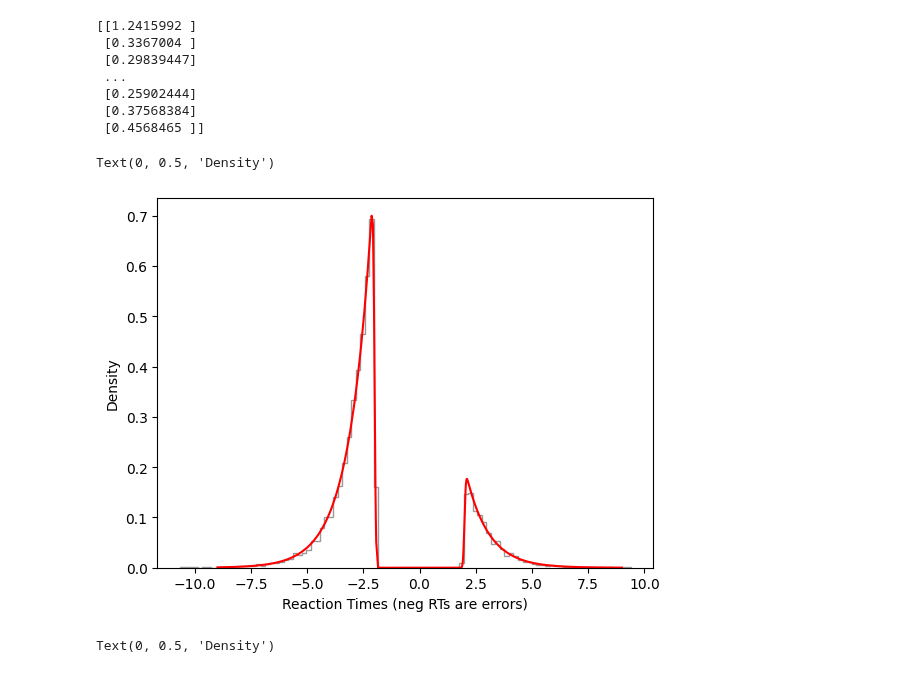
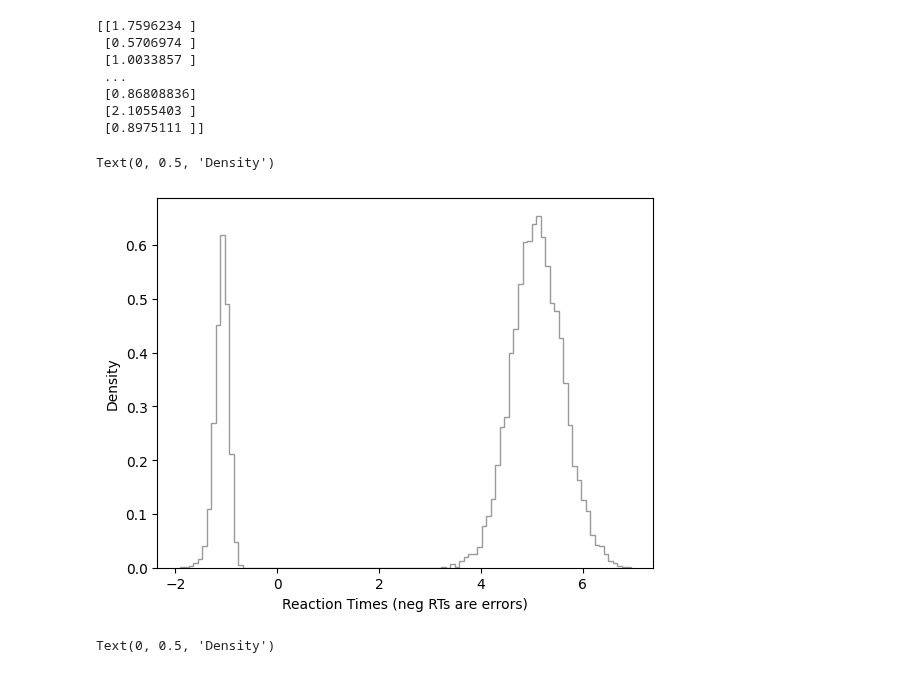
Before and after one commit to lnccbrown/ssm-simulators, a Jupyter notebook: notebooks/test_exgauss_wald.ipynb, the cells around one changed output. Drawn from its saved outputs; the diff is of its cells as text; code cells hidden in the pictures.

Commit message:
fixed simulator for exgauss

```diff
--- a/notebooks/test_exgauss_wald.ipynb
+++ b/notebooks/test_exgauss_wald.ipynb
@@ -26,10 +26,19 @@ list(ssms.config.model_config.keys())
  'shifted_wald']
 # %%
 from ssms.basic_simulators.simulator import simulator
+mu0 = 5.0
+mu1 = 1.0
+sigma0 = 0.5
+sigma1 = 0.1
+tau0 = 0.1
+tau1 = 0.1
 
 sim_out = simulator(
-    model="exgauss", theta={"mu": 2, "sigma":0.05, "tau": 1, "p": 0.2}, n_samples=10000, random_state = 100,
+    model="exgauss", theta={"mu0": mu0, "mu1": mu1,
+                            "sigma0": sigma0, "sigma1": sigma1,
+                            "tau0": tau0,
+                             "tau1":tau1, "p": np.array([0.8])}, n_samples=10000, random_state = 100,
     )
-sim_out_2 = simulator(
-    model="shifted_wald", theta={"v": 2.0, "a":2.5, "t": 0.0, "p": 0.8}, n_samples=10000, random_state = 100,
-    )
+# sim_out_2 = simulator(
+#     model="shifted_wald", theta={"v": [2.0, 1.5], "a":2.5, "t": 0.0, "p": 0.8}, n_samples=10000, random_state = 100,
+#     )
@@ -46,13 +70,13 @@ print(sim_out['rts'])
 # %%
 print(sim_out_2['rts'])
 # %% [output]
-[[1.2415992 ]
- [0.3367004 ]
- [0.29839447]
+[[1.7596234 ]
+ [0.5706974 ]
+ [1.0033857 ]
  ...
- [0.25902444]
- [0.37568384]
- [0.4568465 ]]
+ [0.86808836]
+ [2.1055403 ]
+ [0.8975111 ]]
 # %%
 # Define exgauss analytical likelihoods
 import numpy as np
@@ -124,22 +148,22 @@ pdf_vals_sw = shifted_wald_likelihood(x_sw, choice_sw, gamma=2.0, alpha=2.5, the
 # %%
 import matplotlib.pyplot as plt
 plt.hist(
-    sim_out["rts"][sim_out["rts"] != -999] * sim_out["choices"][sim_out["rts"] != -999],
+    sim_out["rts"] * sim_out["choices"],
     bins=100,
     histtype="step",
     color="black",
     label="Weibull Deadline",
     density=True,
     alpha=0.4,
 )
-s = choice*x
-idx = np.argsort(s) # sort the values so theyre not zig zaggy
-plt.plot(s[idx], pdf_vals[idx], color="red", label="Ex-Gaussian Likelihood")
+# s = choice*x
+# idx = np.argsort(s) # sort the values so theyre not zig zaggy
+# plt.plot(s[idx], pdf_vals[idx], color="red", label="Ex-Gaussian Likelihood")
 plt.xlabel("Reaction Times (neg RTs are errors)")
 plt.ylabel("Density")
 # %% [output]
 Text(0, 0.5, 'Density')
-[figure, old version]
+[figure, new version]
 # %%
 plt.hist(
     sim_out_2["rts"][sim_out_2["rts"] != -999] * sim_out_2["choices"][sim_out_2["rts"] != -999],
```
Also changed, not shown: parts of 5 cells of this notebook, 3 other files.
